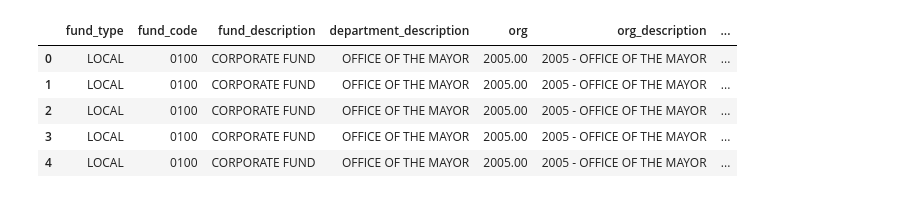
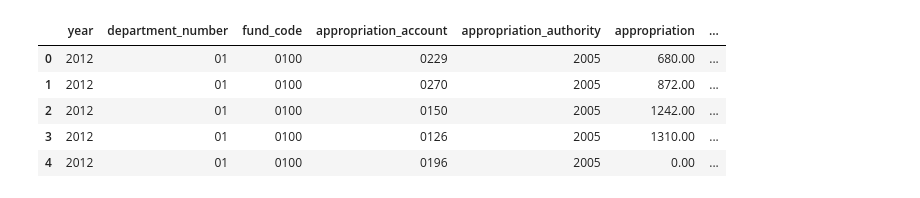
Before and after one commit to RamarkoB/chicago-budget, a Jupyter notebook: python/notebooks/recommendationTest.ipynb, the cells around one changed output. Cells and saved outputs as stored; diff of their text form; code cells hidden in the pictures.

Commit message:
Cleaned Output Files

```diff
--- a/python/notebooks/recommendationTest.ipynb
+++ b/python/notebooks/recommendationTest.ipynb
@@ -30,11 +11,0 @@ years = [
-# %%
-def getRowDeptNumber(row):
-    if not pd.isna(row["department_code"]):
-        return row["department_code"]
-    else:
-        return row["department_number"]
-
-
-def fmtCode(code, length, withInt = False):
-    if withInt: return "0" * (length - len(str(int(code)))) + str(int(code))
-    return "0" * (length - len(str(code))) + str(code)
@@ -41,22 +42,43 @@ def fmtCode(code, length, withInt = False):
 # %%
+years = list(range(2012, 2026))
 df = pd.DataFrame()
+
 for year in years:
     dfYear = pd.read_csv(f"../data/{year}-recommendations.csv")
     dfYear["year"] = year
     df = pd.concat([df, dfYear], ignore_index=True)
 
+# clean rows and columns
 df["fund_code"] = df.apply(lambda row: fmtCode(row["fund_code"], 4), axis=1)
-df["department_number"] = df.apply(getRowDeptNumber, axis=1)
-df = df.drop(["department_code"], axis=1).dropna(subset=["department_number"])
 df["department_number"] = df.apply(
-    lambda row: fmtCode(row["department_number"], 2, True), axis=1
+    lambda row: fmtCode(getDeptNumber(row), 2, True), axis=1
 )
-
+df["appropriation_account"] = df["appropriation_account"].apply(
+    lambda x: fmtCode(x, 4, True)
+)
+df["appropriation_authority"] = df.apply(
+    lambda row: fmtCode(getAppropriationAuthority(row), 4, True), axis=1
+)
+df["appropriation"] = df.apply(getAppropriationAmount, axis=1)
+df["revised_appropriation"] = df.apply(getRevisedAppropriationAmount, axis=1)
+df["recommendation"] = df.apply(getRecommendationAmount, axis=1)
+df = df[
+    [
+        "year",
+        "department_number",
+        "fund_code",
+        "appropriation_account",
+        "appropriation_authority",
+        "appropriation",
+        "revised_appropriation",
+        "recommendation",
+    ]
+]
 df.head()
 # %% [output]
-|  | fund_type | fund_code | fund_description | department_description | org | org_description | ... |
-| 0 | LOCAL | 0100 | CORPORATE FUND | OFFICE OF THE MAYOR | 2005.00 | 2005 - OFFICE OF THE MAYOR | ... |
-| 1 | LOCAL | 0100 | CORPORATE FUND | OFFICE OF THE MAYOR | 2005.00 | 2005 - OFFICE OF THE MAYOR | ... |
-| 2 | LOCAL | 0100 | CORPORATE FUND | OFFICE OF THE MAYOR | 2005.00 | 2005 - OFFICE OF THE MAYOR | ... |
-| 3 | LOCAL | 0100 | CORPORATE FUND | OFFICE OF THE MAYOR | 2005.00 | 2005 - OFFICE OF THE MAYOR | ... |
-| 4 | LOCAL | 0100 | CORPORATE FUND | OFFICE OF THE MAYOR | 2005.00 | 2005 - OFFICE OF THE MAYOR | ... |
+|  | year | department_number | fund_code | appropriation_account | appropriation_authority | appropriation | ... |
+| 0 | 2012 | 01 | 0100 | 0229 | 2005 | 680.00 | ... |
+| 1 | 2012 | 01 | 0100 | 0270 | 2005 | 872.00 | ... |
+| 2 | 2012 | 01 | 0100 | 0150 | 2005 | 1242.00 | ... |
+| 3 | 2012 | 01 | 0100 | 0126 | 2005 | 1310.00 | ... |
+| 4 | 2012 | 01 | 0100 | 0196 | 2005 | 0.00 | ... |
```
Also changed, not shown: parts of 5 cells of this notebook, 30 other files.
